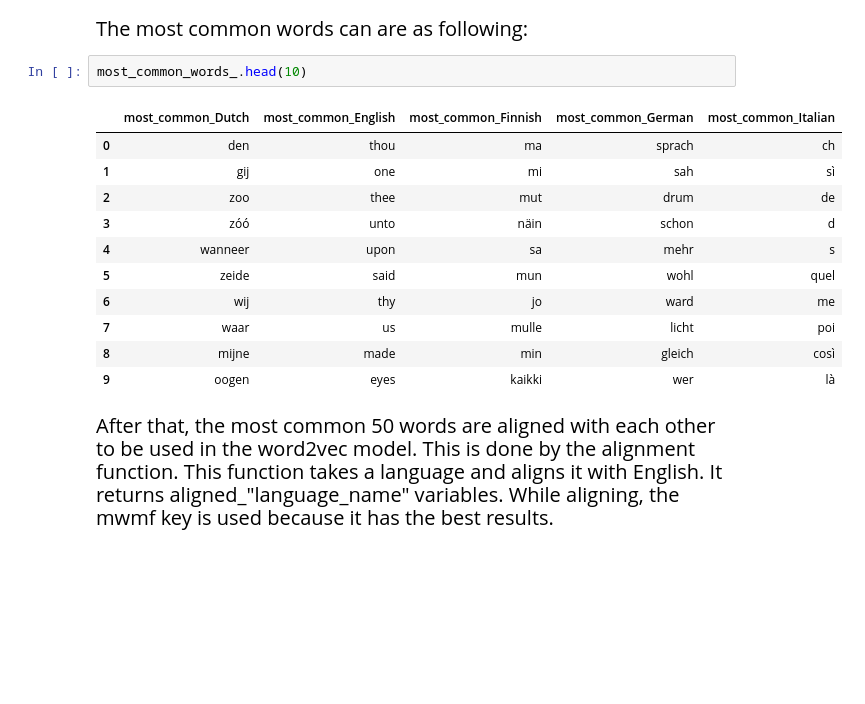
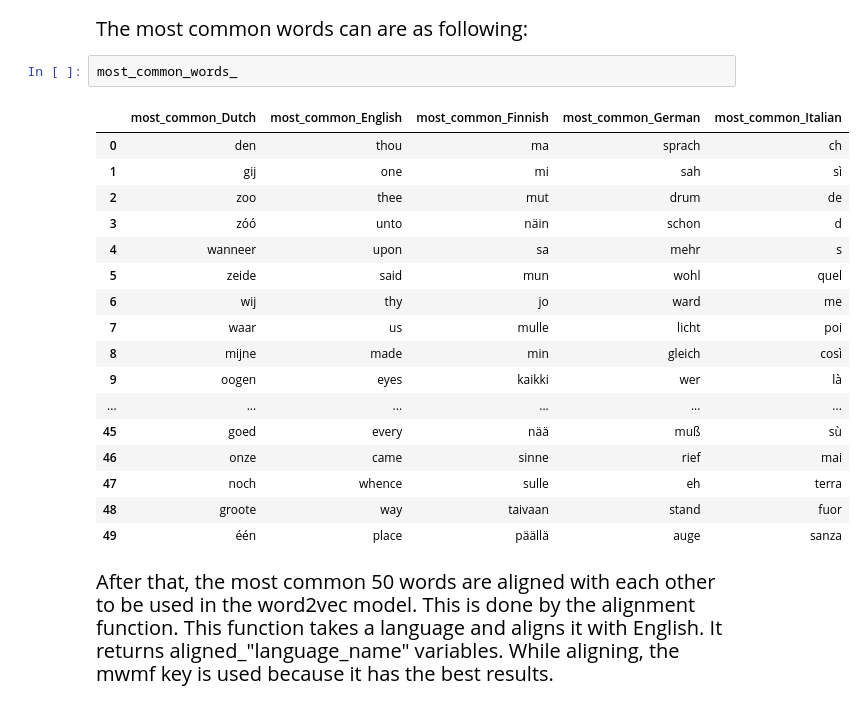
Before and after one commit to arif-cakir/GraduationProject, a Jupyter notebook: tex/Application.ipynb, the cells around one changed output. Saved outputs shown, nothing was run; the diff lists cells and outputs as text; blank space fills up the shorter version.

```diff
--- a/tex/Application.ipynb
+++ b/tex/Application.ipynb
@@ -67,19 +67,25 @@ most_common_words_.columns = most_common_names
 <span style="font-family: Times New Roman;font-size: 20px">
 The most common words can are as following:
 # %%
-most_common_words_.head(10)
+most_common_words_
 # %% [output]
 |  | most_common_Dutch | most_common_English | most_common_Finnish | most_common_German | most_common_Italian |
 | 0 | den | thou | ma | sprach | ch |
 | 1 | gij | one | mi | sah | sì |
 | 2 | zoo | thee | mut | drum | de |
 | 3 | zóó | unto | näin | schon | d |
 | 4 | wanneer | upon | sa | mehr | s |
 | 5 | zeide | said | mun | wohl | quel |
 | 6 | wij | thy | jo | ward | me |
 | 7 | waar | us | mulle | licht | poi |
 | 8 | mijne | made | min | gleich | così |
 | 9 | oogen | eyes | kaikki | wer | là |
+| ... | ... | ... | ... | ... | ... |
+| 45 | goed | every | nää | muß | sù |
+| 46 | onze | came | sinne | rief | mai |
+| 47 | noch | whence | sulle | eh | terra |
+| 48 | groote | way | taivaan | stand | fuor |
+| 49 | één | place | päällä | auge | sanza |
 # %% [markdown]
 <span style="font-family: Times New Roman;font-size: 20px">
 After that, the most common 50 words are aligned with each other to be used in the word2vec model. This is done by the alignment function. This function takes a language and aligns it with English. It returns aligned_"language_name" variables. While aligning, the mwmf key is used because it has the best results.
```
Also changed, not shown: parts of 3 cells of this notebook, 7 other files.
